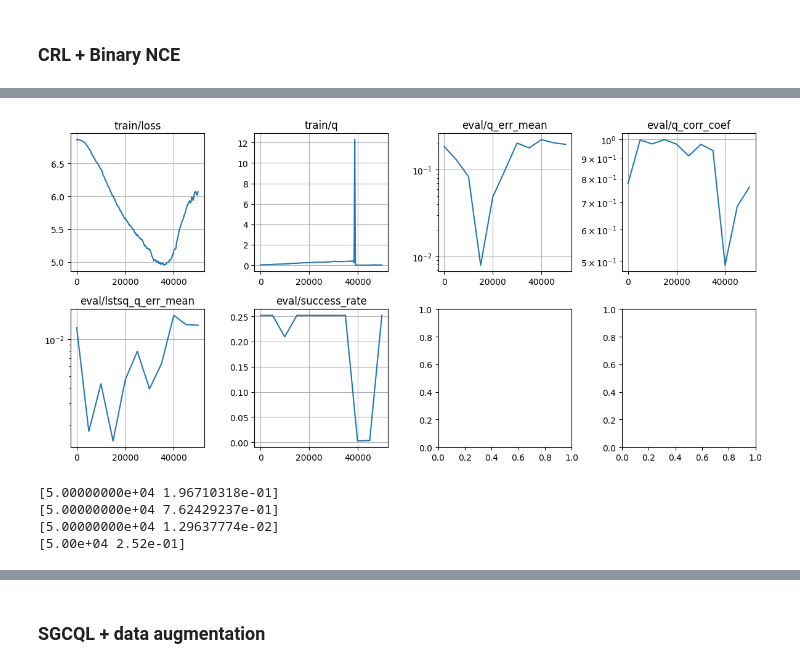
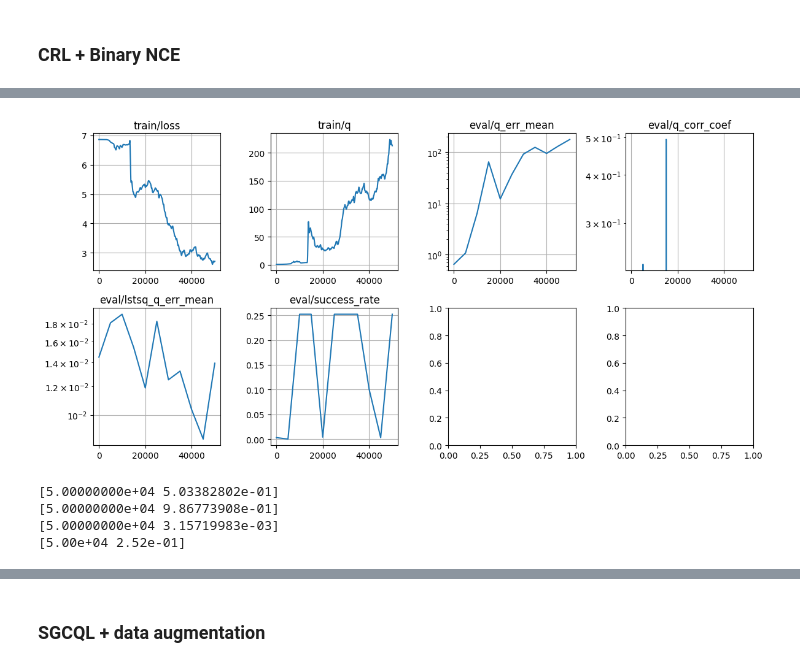
Before and after one commit to chongyi-zheng/ogbench, a Jupyter notebook: notebooks/mdp2gcmdp_RiverSwim.ipynb, the cells around one changed output, grey strips where cells are left out. Cells and saved outputs as stored; diff of their text form; code cells hidden in the pictures.

Commit message:
add gc td infonce

```diff
--- a/notebooks/mdp2gcmdp_RiverSwim.ipynb
+++ b/notebooks/mdp2gcmdp_RiverSwim.ipynb
@@ -1491,26 +1474,0 @@ pi:
-# %%
-# evaluation
-seed = 100
-augmented_eval_env = AugmentedRiverSwim(discount=discount, seed=seed, max_episode_steps=1001)
-
-successes = []
-for _ in tqdm.trange(2000):
-    traj_dataset = defaultdict(list)
-
-    done = False
-    obs = augmented_eval_env.reset()
-    while not done:
-        action = np.random.choice(np.arange(augmented_eval_env.num_actions), p=pi[obs])
-        reward, next_obs, terminated, truncated = augmented_eval_env.step(action)
-        done = terminated or truncated
-
-        traj_dataset['observations'].append(obs)
-        traj_dataset['actions'].append(action)
-        traj_dataset['rewards'].append(reward)
-
-        obs = next_obs
-    successes.append(np.sum(traj_dataset['rewards']) >= 1.0)
-
-sr = np.mean(successes)
-
-print(sr)
@@ -1574,7 +1530,7 @@ key = jax.random.PRNGKey(np.random.randint(0, 2**32))
 key, critic_key = jax.random.split(key)
 
 example_batch = sample_augmented_batch(2)
-critic = Critic(repr_dim=128)
+critic = Critic(repr_dim=32)
 critic_params = critic.init(critic_key, example_batch['observations'], example_batch['actions'], example_batch['next_observations'])
 target_critic_params = copy.deepcopy(critic_params)
 
@@ -1591,12 +1547,12 @@ def loss_fn(params, target_params, batch):
   cur_loss = optax.softmax_cross_entropy(logits=logits, labels=I)
 
   future_logit1 = critic.apply(
-    params, batch['next_observations'], jnp.zeros_like(batch['next_observations']), random_states)
+    target_params, batch['next_observations'], jnp.zeros_like(batch['next_observations']), random_states)
   future_logit2 = critic.apply(
-    params, batch['next_observations'], jnp.ones_like(batch['next_observations']), random_states)
-  plus_logits1 = critic.apply(params, batch['next_observations'], jnp.zeros_like(batch['next_observations']),
+    target_params, batch['next_observations'], jnp.ones_like(batch['next_observations']), random_states)
+  plus_logits1 = critic.apply(target_params, batch['next_observations'], jnp.zeros_like(batch['next_observations']),
                               (augmented_env.num_states - 2) * jnp.ones_like(batch['observations']))
-  plus_logits2 = critic.apply(params, batch['next_observations'], jnp.ones_like(batch['next_observations']),
+  plus_logits2 = critic.apply(target_params, batch['next_observations'], jnp.ones_like(batch['next_observations']),
                               (augmented_env.num_states - 2) * jnp.ones_like(batch['observations']))
   plus_log_probs1 = jnp.diag(plus_logits1) - jax.nn.logsumexp(future_logit1, axis=-1)
   plus_log_probs2 = jnp.diag(plus_logits2) - jax.nn.logsumexp(future_logit2, axis=-1)
@@ -1607,7 +1563,7 @@ def loss_fn(params, target_params, batch):
   w_logits = critic.apply(
     target_params, batch['next_observations'], next_actions, random_states)
   w = jax.nn.softmax(w_logits, axis=-1)
-  w = jax.lax.stop_gradient(w)
+  w = jax.lax.stop_gradient(w) * batch_size * I
   # w = jnp.clip(w, 0.0, 100.0 / batch_size)
 
   future_loss = optax.softmax_cross_entropy(logits=random_logits, labels=w)
@@ -1730,44 +1686,44 @@ def evaluate_fn(params, batch):
     'success_rate': sr,
     # 'prob_err_mean': prob_err_mean,
   }
 
   return info
 
 metrics = defaultdict(list)
 for i in tqdm.trange(1, num_iterations + 1):
   batch = sample_augmented_batch(batch_size)
   critic_params, target_critic_params, opt_state, loss, info = update_fn(
     critic_params, target_critic_params, opt_state, batch)
 
   for k, v in info.items():
     metrics['train/' + k].append(
       np.array([i, v])
     )
 
   if i == 1 or i % eval_interval == 0:
     eval_info = evaluate_fn(critic_params, batch)
     for k, v in eval_info.items():
       metrics['eval/' + k].append(
         np.array([i, v])
       )
 
   if i == 1 or i % log_interval == 0:
     plot_metrics(metrics, logyscale_stats=['eval/q_err_mean', 'eval/lstsq_q_err_mean', 'eval/q_corr_coef'])
     display.clear_output(wait=True)
     plt.tight_layout()
     plt.show()
 # %% [output]
-[figure, old version]
+[figure, new version]
 # %%
-td_infonce_metrics = metrics
-print(td_infonce_metrics['eval/q_err_mean'][-1])
-print(td_infonce_metrics['eval/q_corr_coef'][-1])
-print(td_infonce_metrics['eval/lstsq_q_err_mean'][-1])
-print(td_infonce_metrics['eval/success_rate'][-1])
+sgc_td_infonce_metrics = metrics
+print(sgc_td_infonce_metrics['eval/q_err_mean'][-1])
+print(sgc_td_infonce_metrics['eval/q_corr_coef'][-1])
+print(sgc_td_infonce_metrics['eval/lstsq_q_err_mean'][-1])
+print(sgc_td_infonce_metrics['eval/success_rate'][-1])
 # %% [output]
-[5.00000000e+04 1.96710318e-01]
-[5.00000000e+04 7.62429237e-01]
-[5.00000000e+04 1.29637774e-02]
+[5.00000000e+04 5.03382802e-01]
+[5.00000000e+04 9.86773908e-01]
+[5.00000000e+04 3.15719983e-03]
 [5.00e+04 2.52e-01]
 # %%
 # evaluation the pi
```
Also changed, not shown: parts of 21 cells of this notebook.
